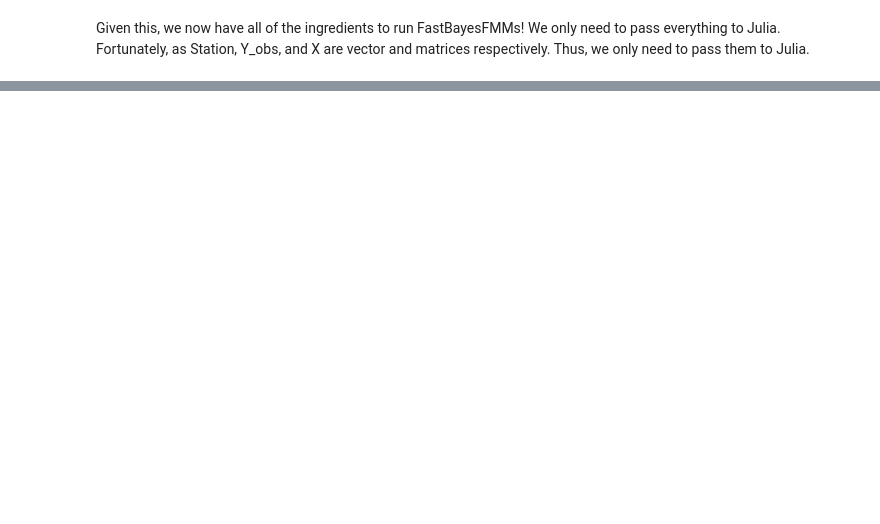
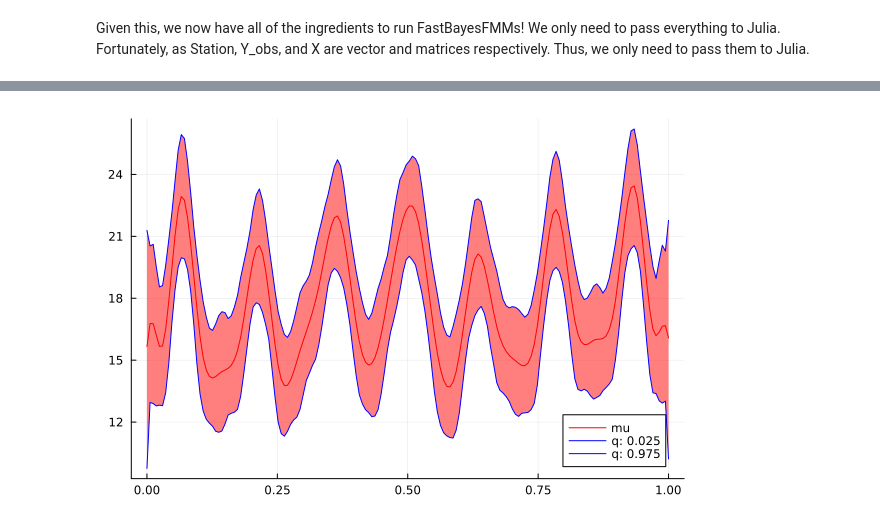
Before and after one commit to LarsDanielJohaN/FastBayesFMMs.jl, a Jupyter notebook: UseTutorialFastBayesFMMs.ipynb, the cells around one changed output, grey strips where cells are left out. Saved outputs shown, nothing was run; the diff lists cells and outputs as text; code cells hidden in the pictures; blank space fills up the shorter version.

```diff
--- a/UseTutorialFastBayesFMMs.ipynb
+++ b/UseTutorialFastBayesFMMs.ipynb
@@ -116,2 +101,9 @@ RObject{RealSxp}
 # %% [markdown]
 Given this, we now have all of the ingredients to run FastBayesFMMs! We only need to pass everything to Julia. Fortunately, as Station, Y\_obs, and X are vector and matrices respectively. Thus, we only need to pass them to Julia.
+# %%
+M_rep = rcopy(Vector{Int64}, R"as.vector(Station)") #Copies Station and defines it as M_rep
+Y = rcopy(Matrix{Float64}, R"t(Y_obs)") #Copies Y_obs as a Matrix{Float64} object.
+X = rcopy(Matrix{Float64}, R"X") #Copies X as a Matrix{Float64} object.
+
+#display(M_rep) #As a sanity check, sees that the entries of M_rep and Station coincide.
+#display(X) #As a sanity check, looks at X.
@@ -117,0 +154,6 @@ Given this, we now have all of the ingredients to run FastBayesFMMs! We only nee
+# %%
+#using FastBayesFMMs #Includes the FastBayesFMMs package.
+include("src\\FastBayesFMMs.jl")
+include("src\\MCMC.jl")
+
+results_flfosr = flfosr(Y = Y, X = X, M_rep = M_rep, K = 30)
@@ -117,0 +187,6 @@ Given this, we now have all of the ingredients to run FastBayesFMMs! We only nee
+# %%
+include("src\\VizUtils.jl")
+alpha_postf = results_flfosr["alpha_postf"]
+plotf_mean_q(alpha_postf[:,1 , :]    )
+# %% [output]
+[figure, added]
```
Also changed, not shown: parts of 5 cells of this notebook.
